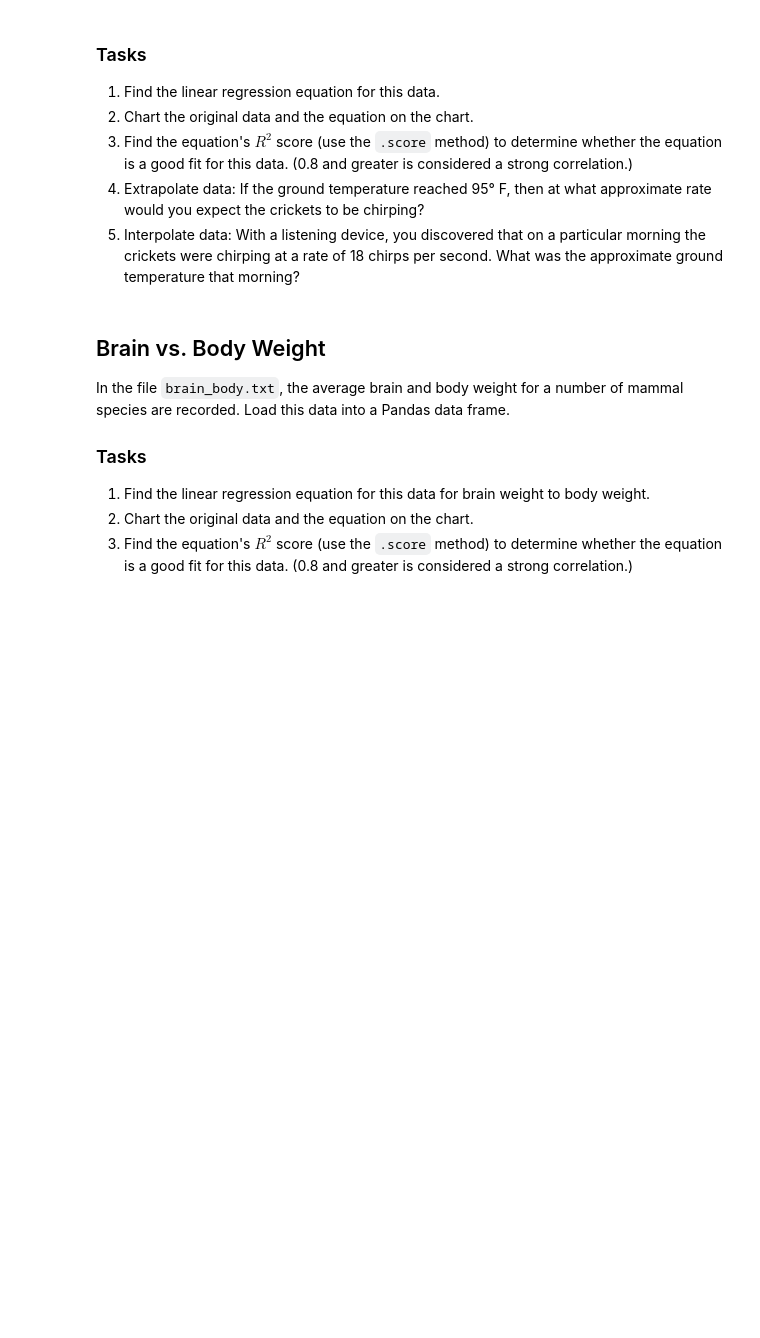
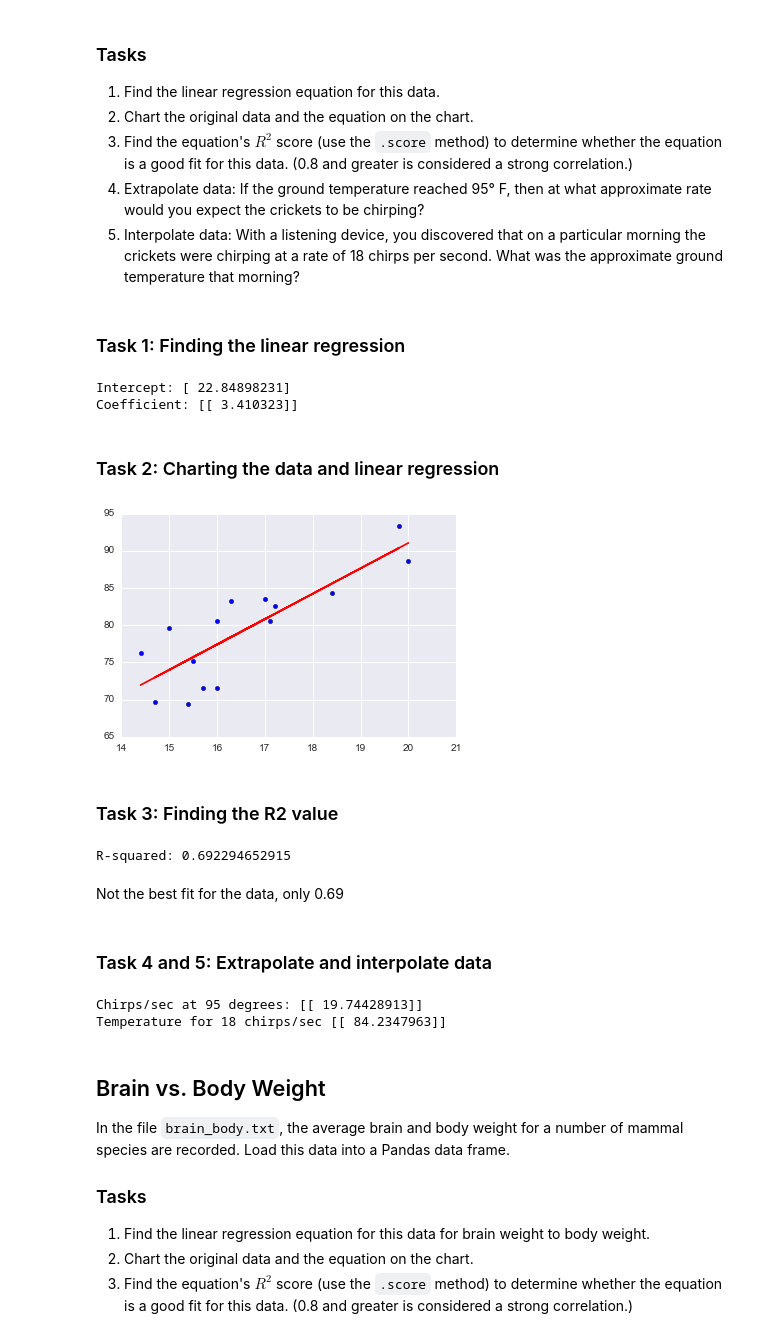
Before and after one commit to ptaylor403/linear-regression, a Jupyter notebook: simple-linear-regression.ipynb, the cells around one changed output. Drawn from its saved outputs; the diff is of its cells as text; code cells hidden in the pictures; blank space fills up the shorter version.

Commit message:
finished tasks for first two datasets

```diff
--- a/simple-linear-regression.ipynb
+++ b/simple-linear-regression.ipynb
@@ -27,6 +29,44 @@ df = pd.DataFrame(ground_cricket_data)
 3. Find the equation's $R^2$ score (use the `.score` method) to determine whether the equation is a good fit for this data. (0.8 and greater is considered a strong correlation.)
 4. Extrapolate data:  If the ground temperature reached 95&deg; F, then at what approximate rate would you expect the crickets to be chirping?
 5. Interpolate data:  With a listening device, you discovered that on a particular morning the crickets were chirping at a rate of 18 chirps per second.  What was the approximate ground temperature that morning?
+# %% [markdown]
+### Task 1: Finding the linear regression
+# %%
+x = df["Chirps/Second"].reshape(-1, 1)
+y = df["Ground Temperature"].reshape(-1, 1)
+linreg = linear_model.LinearRegression()
+linreg.fit(x, y)
+lr2 = linear_model.LinearRegression()
+lr2.fit(y, x)
+print('Intercept:', linreg.intercept_)
+print('Coefficient:', linreg.coef_)
+# %% [output]
+Intercept: [ 22.84898231]
+Coefficient: [[ 3.410323]]
+# %% [markdown]
+### Task 2: Charting the data and linear regression
+# %%
+plt.scatter(x, y)
+plt.plot(x, linreg.predict(x), color='red')
+plt.show()
+# %% [output]
+[figure, added]
+# %% [markdown]
+### Task 3: Finding the R2 value
+# %%
+print('R-squared:', linreg.score(x,y))
+# %% [output]
+R-squared: 0.692294652915
+# %% [markdown]
+Not the best fit for the data, only 0.69
+# %% [markdown]
+### Task 4 and 5: Extrapolate and interpolate data
+# %%
+print('Chirps/sec at 95 degrees:', lr2.predict(95))
+print('Temperature for 18 chirps/sec', linreg.predict(18))
+# %% [output]
+Chirps/sec at 95 degrees: [[ 19.74428913]]
+Temperature for 18 chirps/sec [[ 84.2347963]]
 # %% [markdown]
 ## Brain vs. Body Weight
 
```
Also changed, not shown: parts of 13 cells of this notebook, 1 other file.
